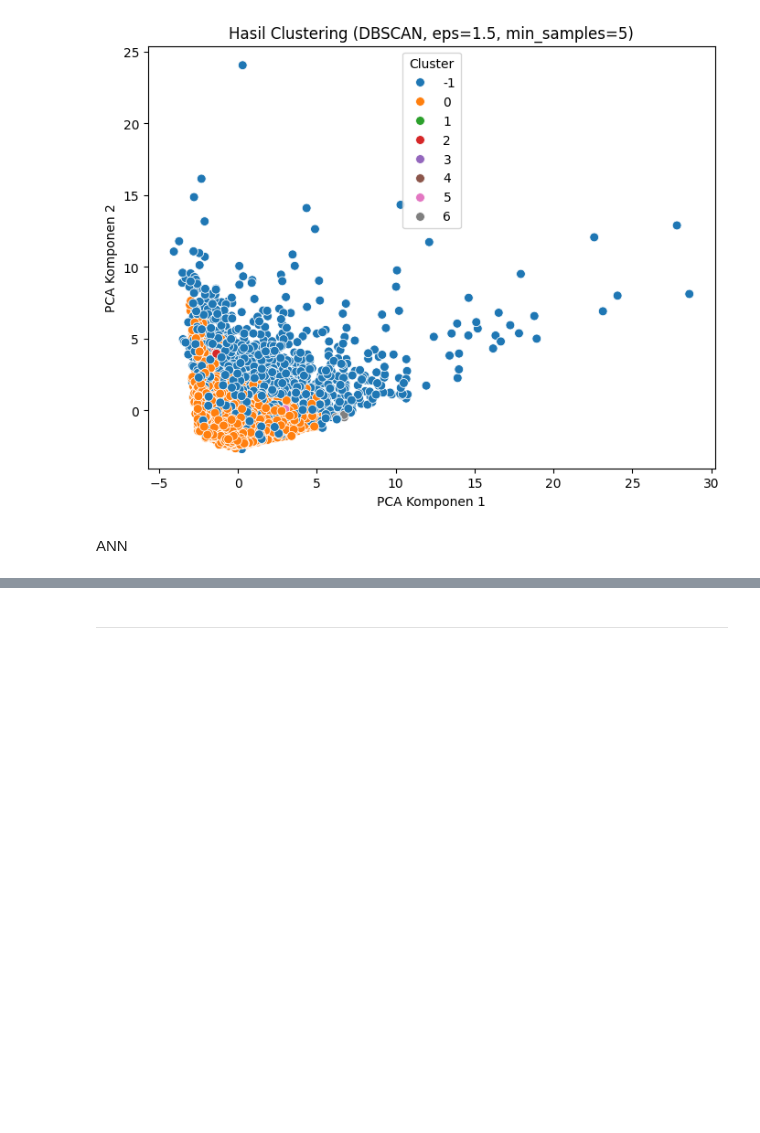
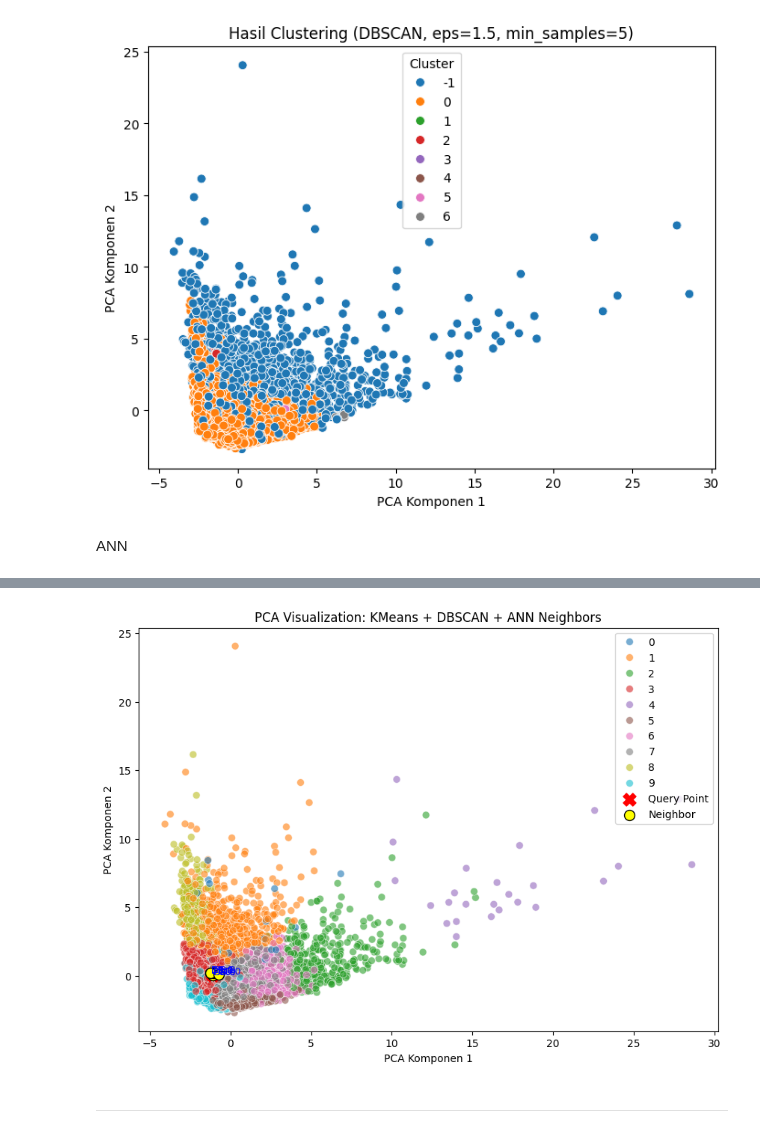
Before and after one commit to Raudhil/Machine-Learning-2025, a Jupyter notebook: UTS/UTS_2341720164_RAUDHIL_FIRDAUS_NAUFAL.ipynb, the cells around one changed output, grey strips where cells are left out. Cells and saved outputs as stored; diff of their text form; code cells hidden in the pictures; blank space fills up the shorter version.

```diff
--- a/UTS/UTS_2341720164_RAUDHIL_FIRDAUS_NAUFAL.ipynb
+++ b/UTS/UTS_2341720164_RAUDHIL_FIRDAUS_NAUFAL.ipynb
@@ -357,7 +388,6 @@ Davies–Bouldin Index (DBSCAN): 1.8557
 ANN
 # %%
 X_array = X_scaled
-
 dim = X_array.shape[1]
 ann = AnnoyIndex(dim, 'euclidean')
 
@@ -371,9 +401,21 @@ neighbors, distances = ann.get_nns_by_item(query_idx, 5, include_distances=True)
 
 print(f"Query Point Index: {query_idx}")
 print(f"Cluster (KMeans): {labels_best[query_idx]}")
+
 print("\nNearest Neighbors and Distances:")
 for n, d in zip(neighbors, distances):
     print(f"Neighbor Index: {n} | Distance: {d:.4f} | Cluster (KMeans): {labels_best[n]}")
+
+dbscan = DBSCAN(eps=1.5, min_samples=5)
+labels_db = dbscan.fit_predict(X_scaled)
+
+print("\n--- DBSCAN Analysis ---")
+print(f"Query Point Index: {query_idx}")
+print(f"Cluster (DBSCAN): {labels_db[query_idx]}")
+
+print("\nNearest Neighbors and DBSCAN Clusters:")
+for n, d in zip(neighbors, distances):
+    print(f"Neighbor Index: {n} | Distance: {d:.4f} | Cluster (DBSCAN): {labels_db[n]}")
 # %% [output]
 Query Point Index: 42
 Cluster (KMeans): 3
@@ -387,3 +440,41 @@ Neighbor Index: 3900 | Distance: 0.6755 | Cluster (KMeans): 3
+# %%
+pca = PCA(n_components=2)
+X_pca = pca.fit_transform(X_scaled)
+
+plt.figure(figsize=(10,7))
+
+sns.scatterplot(
+    x=X_pca[:,0], y=X_pca[:,1],
+    hue=labels_best, palette="tab10",
+    s=50, alpha=0.6, legend="full"
+)
+
+plt.scatter(
+    X_pca[query_idx,0], X_pca[query_idx,1],
+    color='red', s=150, marker='X', label='Query Point'
+)
+
+for i, n in enumerate(neighbors):
+    plt.scatter(
+        X_pca[n,0], X_pca[n,1],
+        color='yellow', edgecolor='black',
+        s=100, marker='o',
+        label='Neighbor' if i==0 else ""
+    )
+
+for n in [query_idx] + neighbors:
+    plt.text(
+        X_pca[n,0]+0.02, X_pca[n,1]+0.02,
+        f"DB:{labels_db[n]}", fontsize=9, color='blue'
+    )
+
+plt.title("PCA Visualization: KMeans + DBSCAN + ANN Neighbors")
+plt.xlabel("PCA Komponen 1")
+plt.ylabel("PCA Komponen 2")
+plt.legend(loc="best")
+plt.show()
+# %% [output]
+[figure, added]
 # %% [markdown]
 ---
 # %% [markdown]
```
Also changed, not shown: parts of 4 cells of this notebook.
